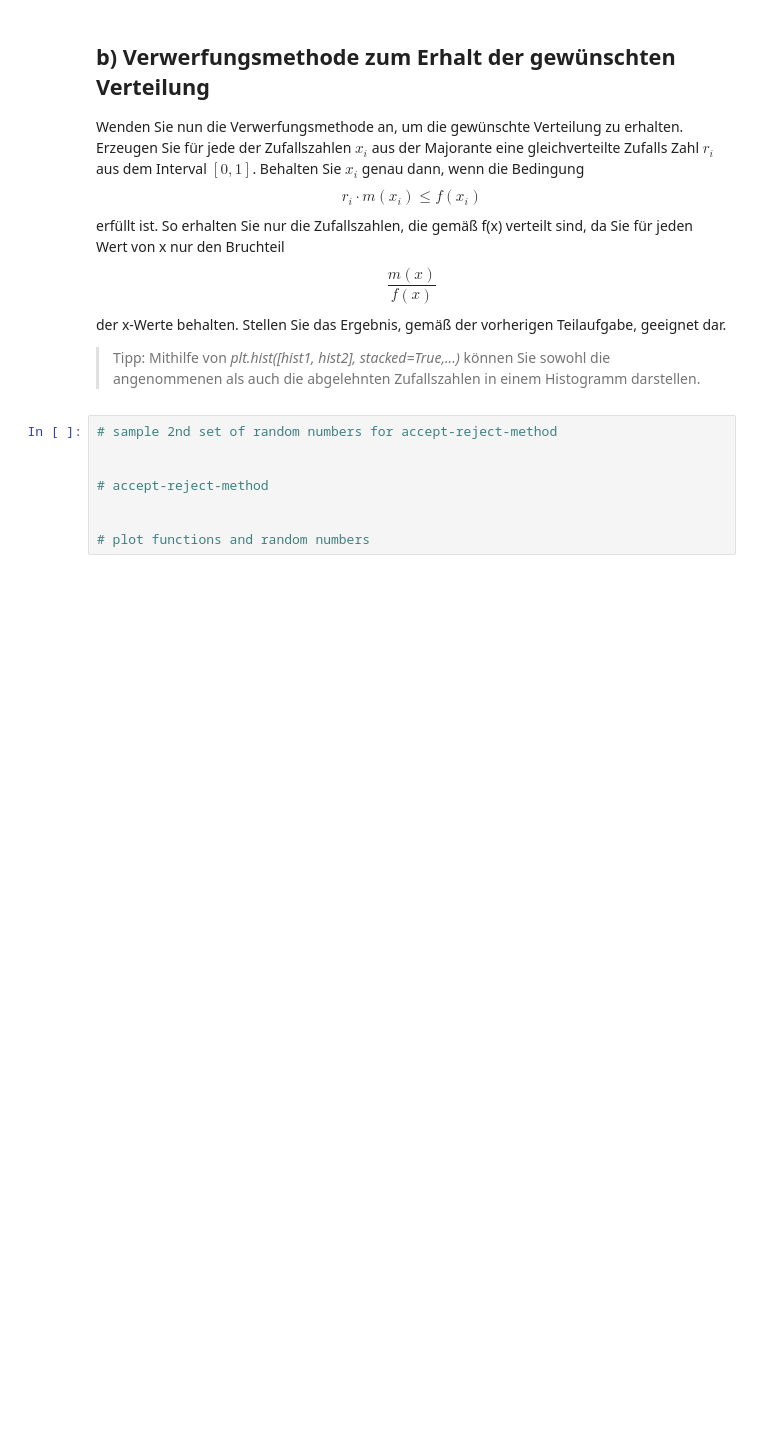
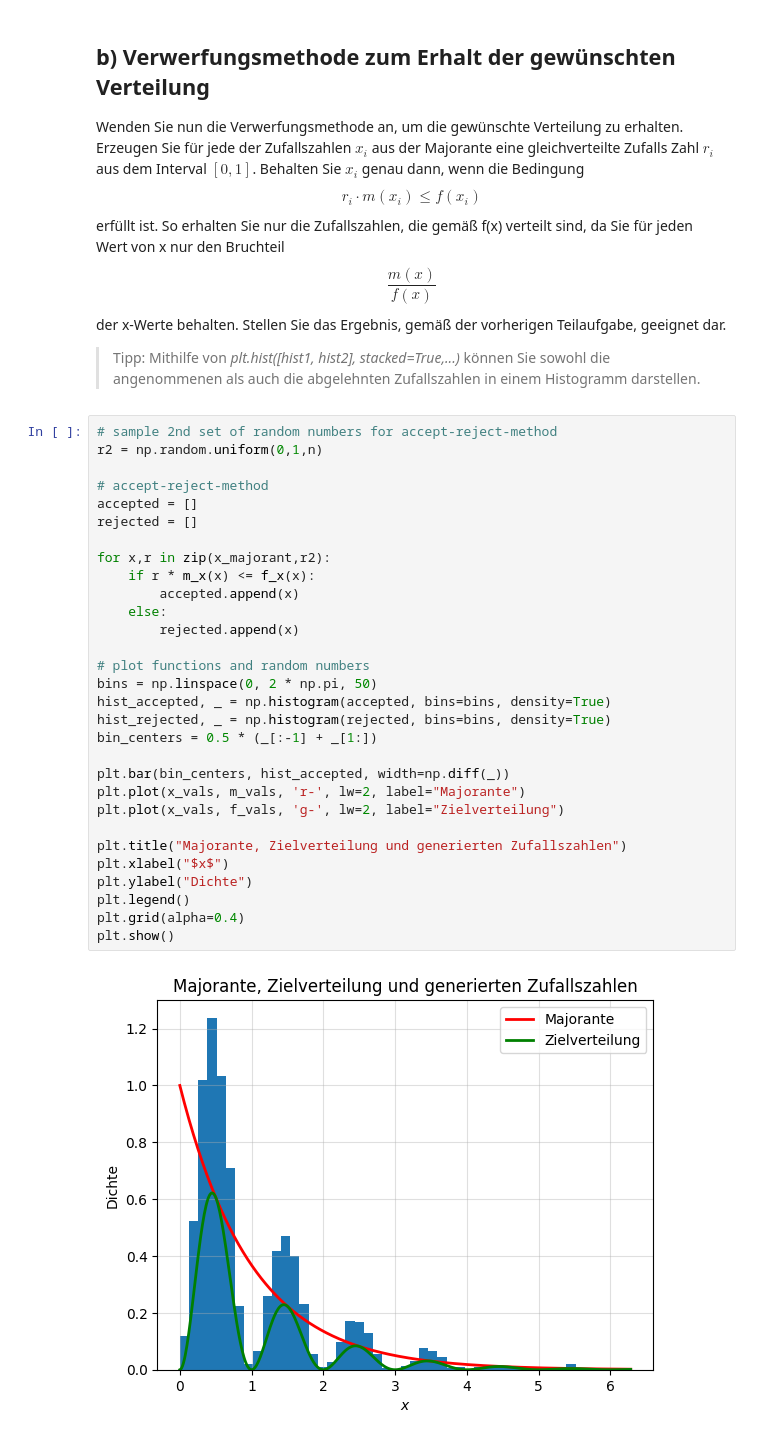
Before and after one commit to AlFa-Tier/Uni_codes, a Jupyter notebook: Stat. Datenauswertung/AufgabenBlätter/Blatt02.ipynb, the cells around one changed output. Cells and saved outputs as stored; diff of their text form; blank space fills up the shorter version.

```diff
--- a/Stat. Datenauswertung/AufgabenBlätter/Blatt02.ipynb
+++ b/Stat. Datenauswertung/AufgabenBlätter/Blatt02.ipynb
@@ -325,11 +352,35 @@ $$
 $$
 der x-Werte behalten. Stellen Sie das Ergebnis, gemäß der vorherigen Teilaufgabe, geeignet dar.
 > Tipp: Mithilfe von *plt.hist(\[hist1, hist2\], stacked=True,...)* können Sie sowohl die angenommenen als auch die abgelehnten Zufallszahlen in einem Histogramm darstellen.
-# %%
-# sample 2nd set of random numbers for accept-reject-method
-
-
-# accept-reject-method
-
-
-# plot functions and random numbers
+# %%
+# sample 2nd set of random numbers for accept-reject-method
+r2 = np.random.uniform(0,1,n)
+
+# accept-reject-method
+accepted = []
+rejected = []
+
+for x,r in zip(x_majorant,r2):
+    if r * m_x(x) <= f_x(x):
+        accepted.append(x)
+    else:
+        rejected.append(x)
+
+# plot functions and random numbers
+bins = np.linspace(0, 2 * np.pi, 50)
+hist_accepted, _ = np.histogram(accepted, bins=bins, density=True)
+hist_rejected, _ = np.histogram(rejected, bins=bins, density=True)
+bin_centers = 0.5 * (_[:-1] + _[1:])
+
+plt.bar(bin_centers, hist_accepted, width=np.diff(_))
+plt.plot(x_vals, m_vals, 'r-', lw=2, label="Majorante")
+plt.plot(x_vals, f_vals, 'g-', lw=2, label="Zielverteilung")
+
+plt.title("Majorante, Zielverteilung und generierten Zufallszahlen")
+plt.xlabel("$x$")
+plt.ylabel("Dichte")
+plt.legend()
+plt.grid(alpha=0.4)
+plt.show()
+# %% [output]
+[figure, added]
```
Also changed, not shown: parts of 8 cells of this notebook.
